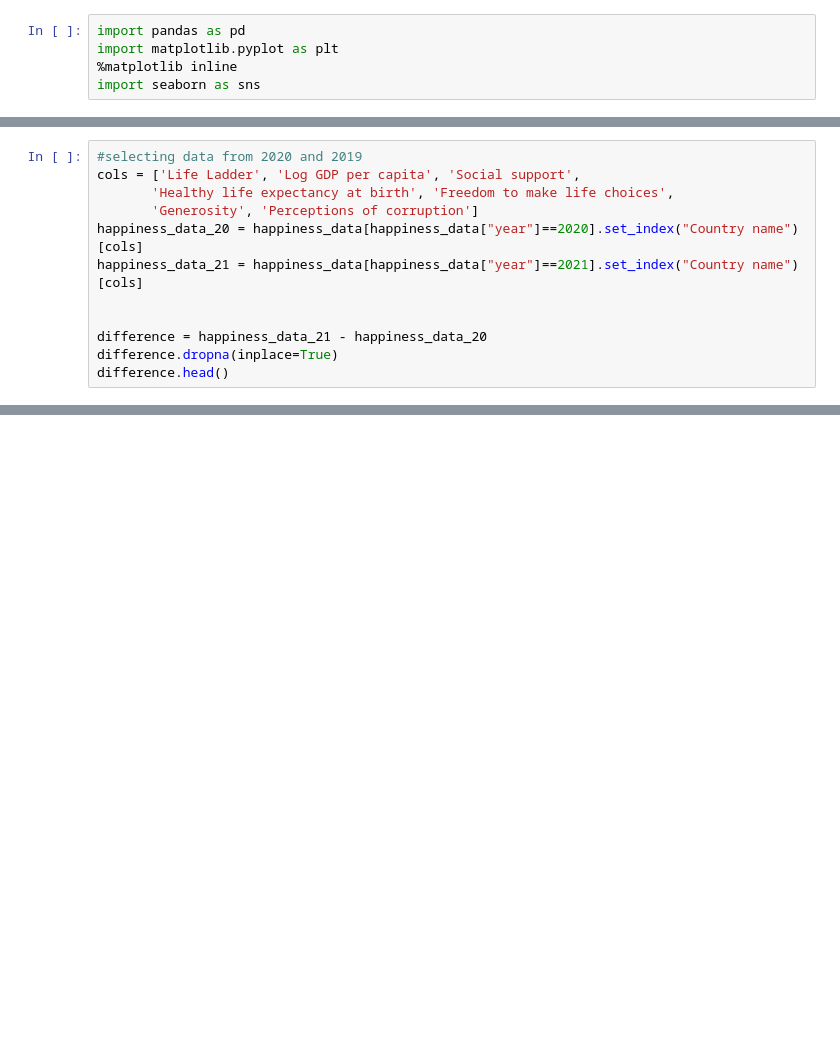
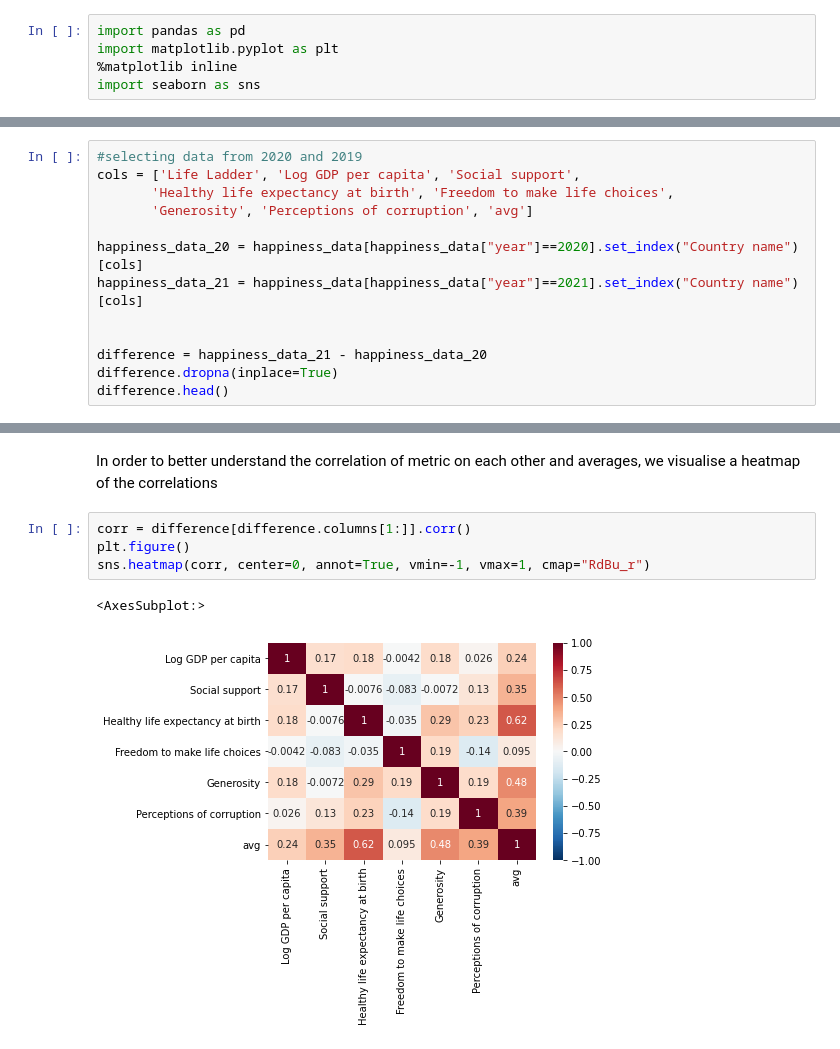
Before and after one commit to nemote95/Kaggle-playground, a Jupyter notebook: world happiness.ipynb, the cells around one changed output, grey strips where cells are left out. Saved outputs shown, nothing was run; the diff lists cells and outputs as text; blank space fills up the shorter version.

```diff
--- a/world happiness.ipynb
+++ b/world happiness.ipynb
@@ -54,7 +79,8 @@ The swarm plots compare different happiness metrics in 2019 and 2020. We can see
 #selecting data from 2020 and 2019
 cols = ['Life Ladder', 'Log GDP per capita', 'Social support',
        'Healthy life expectancy at birth', 'Freedom to make life choices',
-       'Generosity', 'Perceptions of corruption']
+       'Generosity', 'Perceptions of corruption', 'avg']
+
 happiness_data_20 = happiness_data[happiness_data["year"]==2020].set_index("Country name")[cols]
 happiness_data_21 = happiness_data[happiness_data["year"]==2021].set_index("Country name")[cols]
 
@@ -85,0 +163,9 @@ plt.show()
+# %% [markdown]
+In order to better understand the correlation of metric on each other and averages, we visualise a heatmap of the correlations
+# %%
+corr = difference[difference.columns[1:]].corr()
+plt.figure()
+sns.heatmap(corr, center=0, annot=True, vmin=-1, vmax=1, cmap="RdBu_r")
+# %% [output]
+<AxesSubplot:>
+[figure, added]
```
Also changed, not shown: parts of 11 cells of this notebook.
